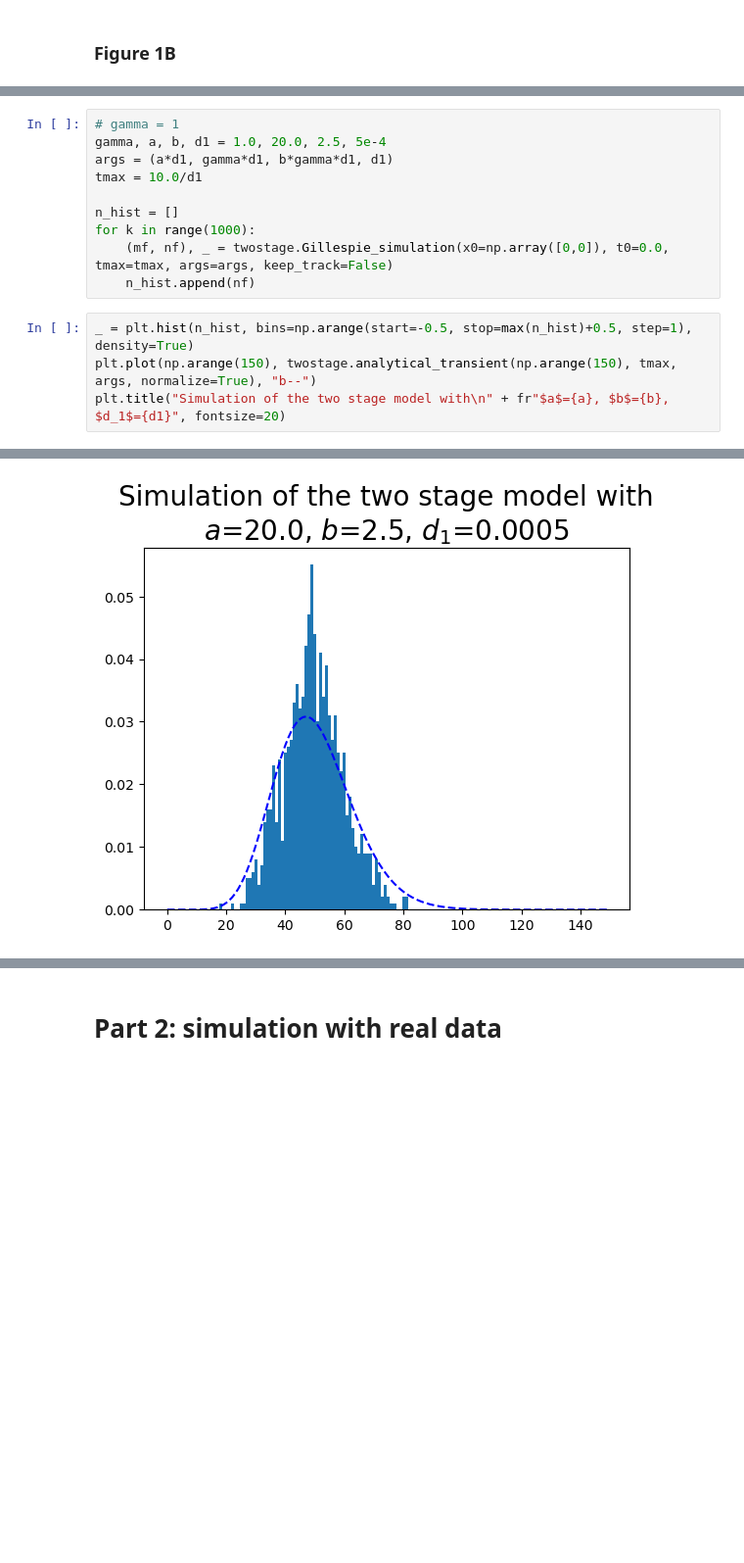
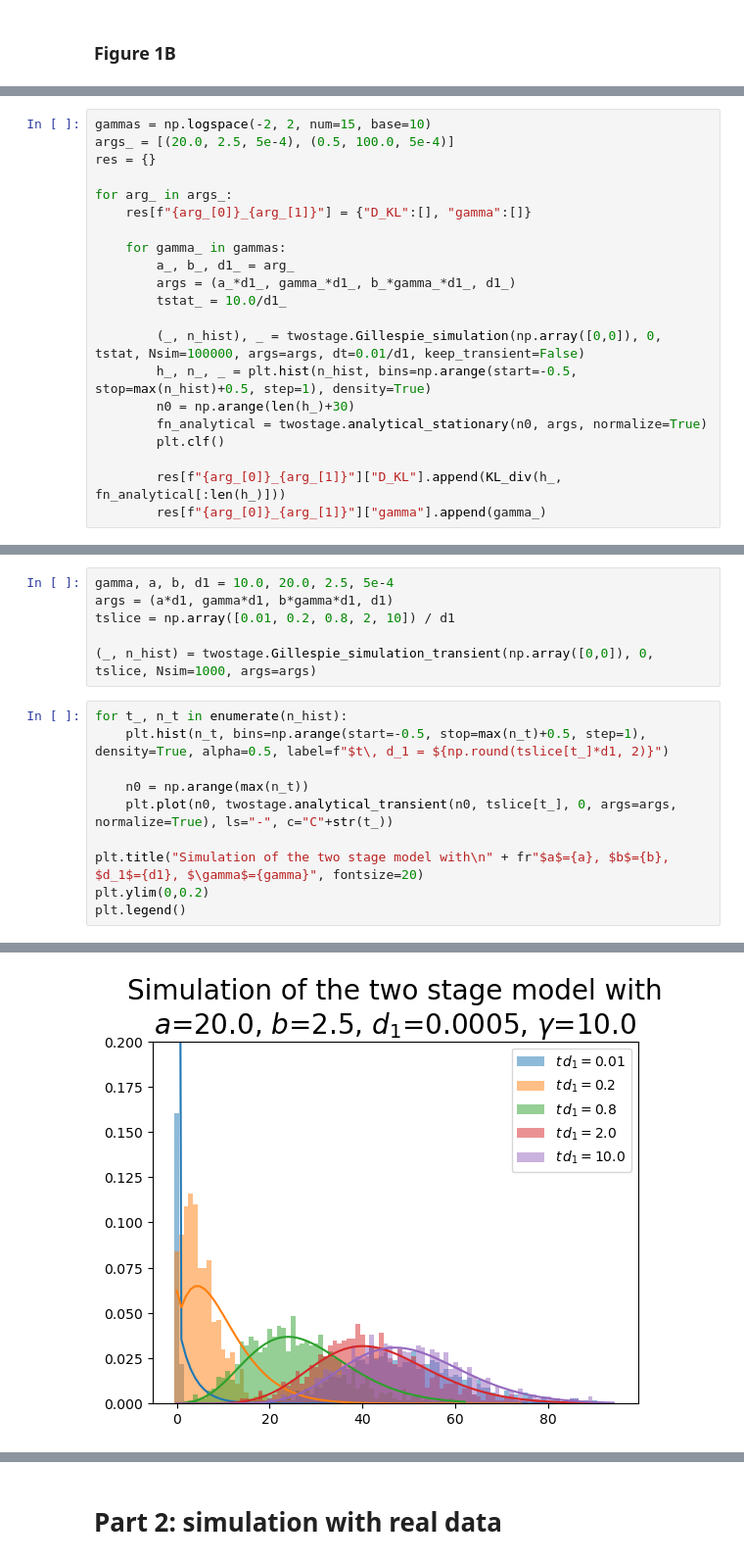
Before and after one commit to PaoloZinesi/PhysModelsLivingSystems, a Jupyter notebook: Project/project.ipynb, the cells around one changed output, grey strips where cells are left out. Shown: that part at 98% size. Saved outputs shown, nothing was run; the diff lists cells and outputs as text; blank space fills up the shorter version.

Commit message:
First version of two-stage model

```diff
--- a/Project/project.ipynb
+++ b/Project/project.ipynb
@@ -51,0 +133,21 @@ ax.legend()
+# %%
+gammas = np.logspace(-2, 2, num=15, base=10)
+args_ = [(20.0, 2.5, 5e-4), (0.5, 100.0, 5e-4)]
+res = {}
+
+for arg_ in args_:
+    res[f"{arg_[0]}_{arg_[1]}"] = {"D_KL":[], "gamma":[]}
+
+    for gamma_ in gammas:
+        a_, b_, d1_ = arg_
+        args = (a_*d1_, gamma_*d1_, b_*gamma_*d1_, d1_)
+        tstat_ = 10.0/d1_
+
+        (_, n_hist), _ = twostage.Gillespie_simulation(np.array([0,0]), 0, tstat, Nsim=100000, args=args, dt=0.01/d1, keep_transient=False)
+        h_, n_, _ = plt.hist(n_hist, bins=np.arange(start=-0.5, stop=max(n_hist)+0.5, step=1), density=True)
+        n0 = np.arange(len(h_)+30)
+        fn_analytical = twostage.analytical_stationary(n0, args, normalize=True)
+        plt.clf()
+
+        res[f"{arg_[0]}_{arg_[1]}"]["D_KL"].append(KL_div(h_, fn_analytical[:len(h_)]))
+        res[f"{arg_[0]}_{arg_[1]}"]["gamma"].append(gamma_)
@@ -52,15 +167,17 @@ ax.legend()
 # %%
-# gamma = 1
-gamma, a, b, d1 = 1.0, 20.0, 2.5, 5e-4
+gamma, a, b, d1 = 10.0, 20.0, 2.5, 5e-4
 args = (a*d1, gamma*d1, b*gamma*d1, d1)
-tmax = 10.0/d1
+tslice = np.array([0.01, 0.2, 0.8, 2, 10]) / d1
 
-n_hist = []
-for k in range(1000):
-    (mf, nf), _ = twostage.Gillespie_simulation(x0=np.array([0,0]), t0=0.0, tmax=tmax, args=args, keep_track=False)
-    n_hist.append(nf)
+(_, n_hist) = twostage.Gillespie_simulation_transient(np.array([0,0]), 0, tslice, Nsim=1000, args=args)
 # %%
-_ = plt.hist(n_hist, bins=np.arange(start=-0.5, stop=max(n_hist)+0.5, step=1), density=True)
-plt.plot(np.arange(150), twostage.analytical_transient(np.arange(150), tmax, args, normalize=True), "b--")
-plt.title("Simulation of the two stage model with\n" + fr"$a$={a}, $b$={b}, $d_1$={d1}", fontsize=20)
+for t_, n_t in enumerate(n_hist):
+    plt.hist(n_t, bins=np.arange(start=-0.5, stop=max(n_t)+0.5, step=1), density=True, alpha=0.5, label=f"$t\, d_1 = ${np.round(tslice[t_]*d1, 2)}")
+
+    n0 = np.arange(max(n_t))
+    plt.plot(n0, twostage.analytical_transient(n0, tslice[t_], 0, args=args, normalize=True), ls="-", c="C"+str(t_))
+
+plt.title("Simulation of the two stage model with\n" + fr"$a$={a}, $b$={b}, $d_1$={d1}, $\gamma$={gamma}", fontsize=20)
+plt.ylim(0,0.2)
+plt.legend()
 # %% [output]
@@ -68 +185 @@ Text(0.5, 1.0, 'Simulation of the two stage model with\n$a$=20.0, $b$=2.5, $d_1$
-[figure, old version]
+[figure, new version]
```
Also changed, not shown: parts of 22 cells of this notebook, 2 other files.
